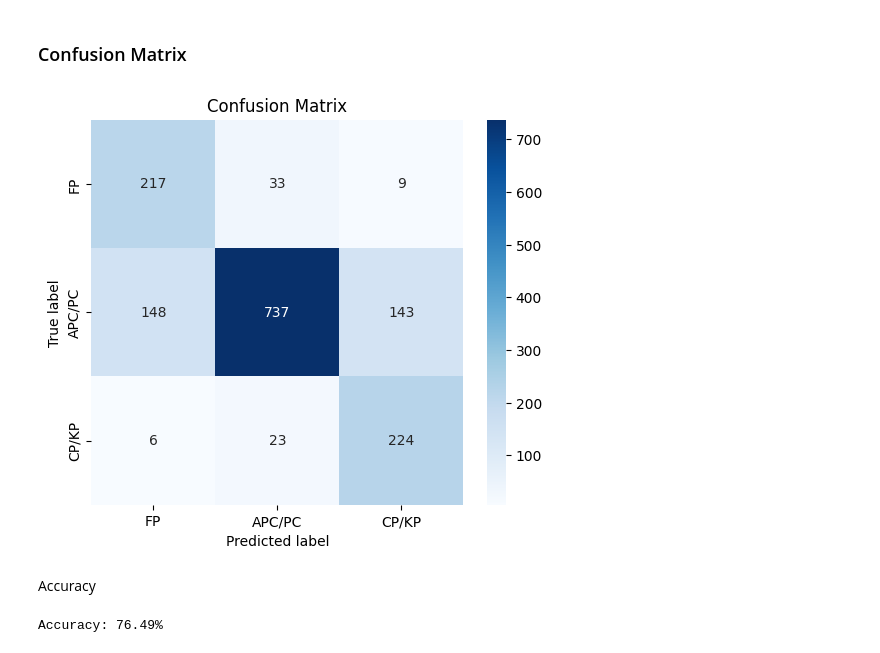
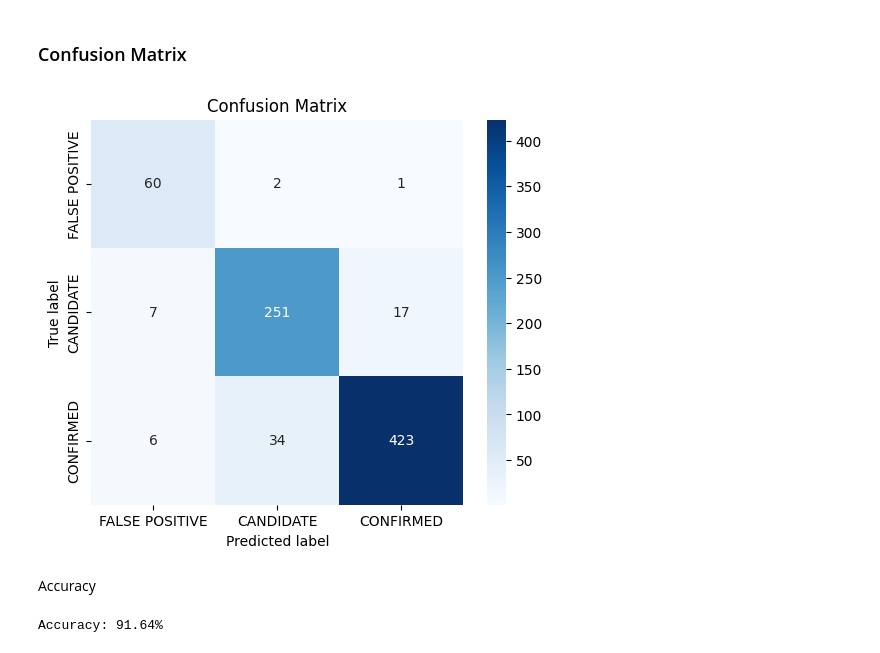
Before and after one commit to Venura-Shiromal/NASA-Space-Apps-2025, a Jupyter notebook: K2_ClassificationModel.ipynb, the cells around one changed output. Cells and saved outputs as stored; diff of their text form; code cells hidden in the pictures.

```diff
--- a/K2_ClassificationModel.ipynb
+++ b/K2_ClassificationModel.ipynb
@@ -71,2 +59,34 @@ k2["disposition"] = k2["disposition"].map(label_map)
+# %%
+label_map = {
+    'CONFIRMED': 1,   # Confirmed Planet
+    'CANDIDATE': 0,   # Planetary Candidate
+    'FALSE POSITIVE': -1,  # False Positive
+    'REFUTED': -1   # False Alarm
+}
+
+method_map = {
+    'Transit': 2,
+    'Radial Velocity': 1,
+    'Microlensing': 0
+}
+
+spectral_map = {
+    'K3': 0, 'G': 1, 'G8': 2, 'K5': 3, 'K0': 4, 'K2': 5, 'M4': 6, 'F8': 7, 'K7': 8,
+    'G2': 9, 'G3': 10, 'F0': 11, 'G5': 12, 'G7': 13, 'G1': 14, 'G9': 15, 'M0': 16,
+    'G0': 17, 'M3': 18, 'K4': 19, 'G4': 20, 'F2': 21, 'F7': 22, 'G5 V': 23, 'M5': 24,
+    'M2': 25, 'M1': 26, 'A III': 27, 'F5 V': 28, 'F5': 29, 'F9': 30, 'F6': 31, 'G6': 32,
+    'G8 IV/V': 33, 'M2.5 V': 34, 'K6 V': 35, 'K7 V': 36, 'K5 V': 37, 'F': 38, 'G0 V': 39,
+    'G V': 40, 'K0 V': 41, 'F6 V': 42, 'K1': 43, 'F9 IV': 44, 'K3 V': 45, 'M1.0 V': 46,
+    'M1.5 V': 47, 'M1 V': 48, 'K5.5': 49, 'M3 V': 50, 'G8 V': 51, 'K1 V': 52, 'G6 V': 53,
+    'M3.0 V': 54, 'M0.0 V': 55, 'G9 V': 56, 'K2 V': 57, 'M0.0': 58, 'M0 V': 59, 'F9 V': 60,
+    'G2 V': 61, 'M0.5 V': 62, 'M4.5': 63, 'M4.5 V': 64, 'G7 IV/V': 65, 'G7 V': 66, 'G3 V': 67,
+    'M V': 68, 'M0.0&plusmn;0.5 V': 69, 'M(3.5+/-0.5) V': 70, 'M3.3': 71, 'K4 V': 72,
+    'M4 V': 73, 'M5 V': 74, 'K7.5 V': 75, 'G4 V': 76, 'M3.0': 77, 'F8 V': 78, 'G0 IV': 79,
+    'K6': 80, 'K3.5 V': 81
+}
+
+k2["disposition"] = k2["disposition"].map(label_map)
+k2["discoverymethod"] = k2["discoverymethod"].map(method_map)
+k2['st_spectype'] = k2['st_spectype'].map(spectral_map)
 # %%
 k2 = k2[features]
@@ -85,18 +97,11 @@ numerical_cols = [
     "pl_orbper", "pl_orbsmax", "pl_rade", "pl_radj",
     "pl_bmasse", "pl_bmassj", "pl_orbeccen", "pl_insol", "pl_eqt",
     "st_teff", "st_rad", "st_mass", "st_met", "st_logg",
-    "sy_dist"
-]
-
-categorical_cols = [
-    "discoverymethod", "disc_year", "st_spectype"
+    "sy_dist", "discoverymethod", "st_spectype", "disc_year"
 ]
 
 for col in numerical_cols:
     k2[col].fillna(k2[col].median(), inplace=True)
-
-for col in categorical_cols:
-    k2[col].fillna(k2[col].mode()[0], inplace=True)
 # %% [output]
 The behavior will change in pandas 3.0. This inplace method will never work because the intermediate object on which we are setting values always behaves as a copy.
 
@@ -236,21 +235,21 @@ y_pred = model.predict(X_test)
 # %%
 cm = confusion_matrix(y_test, y_pred)
 
-class_names = ["FP", "APC/PC", "CP/KP"]
+class_names = ["FALSE POSITIVE", "CANDIDATE", "CONFIRMED"]
 
 plt.figure(figsize=(6,5))
 sns.heatmap(cm, annot=True, fmt='d', cmap='Blues',
             xticklabels=class_names, yticklabels=class_names)
 plt.ylabel('True label')
 plt.xlabel('Predicted label')
 plt.title('Confusion Matrix')
 plt.show()
 # %% [output]
-[figure, old version]
+[figure, new version]
 # %% [markdown]
 Accuracy
 # %%
 acc = accuracy_score(y_test, y_pred)
 print("Accuracy: {:.2f}%".format(acc * 100))
 # %% [output]
-Accuracy: 76.49%
+Accuracy: 91.64%
```
Also changed, not shown: parts of 6 cells of this notebook.
